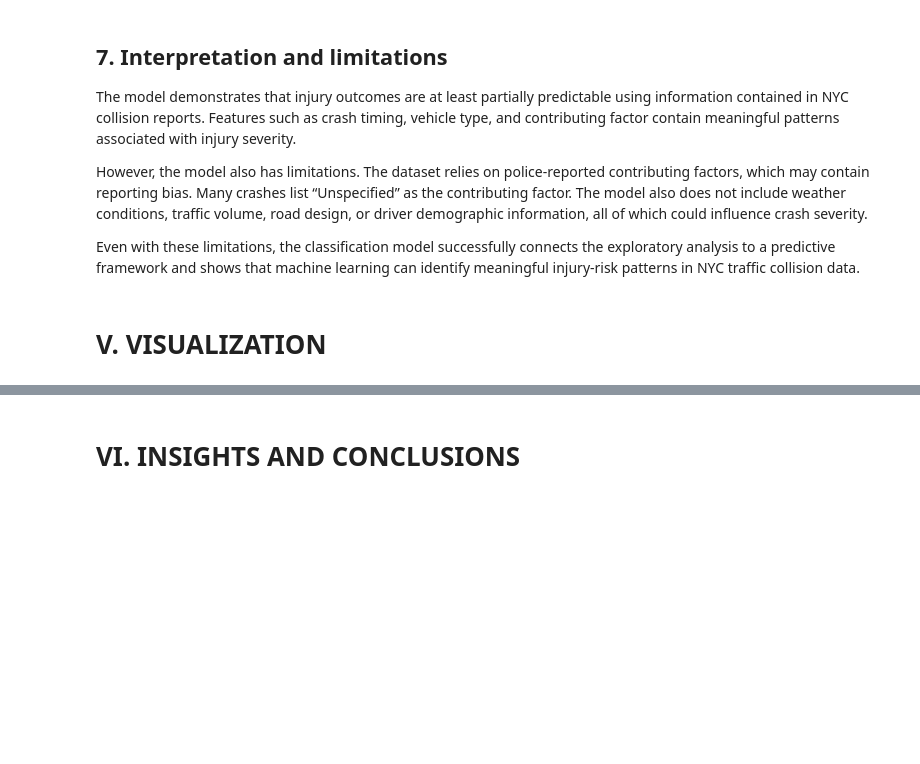
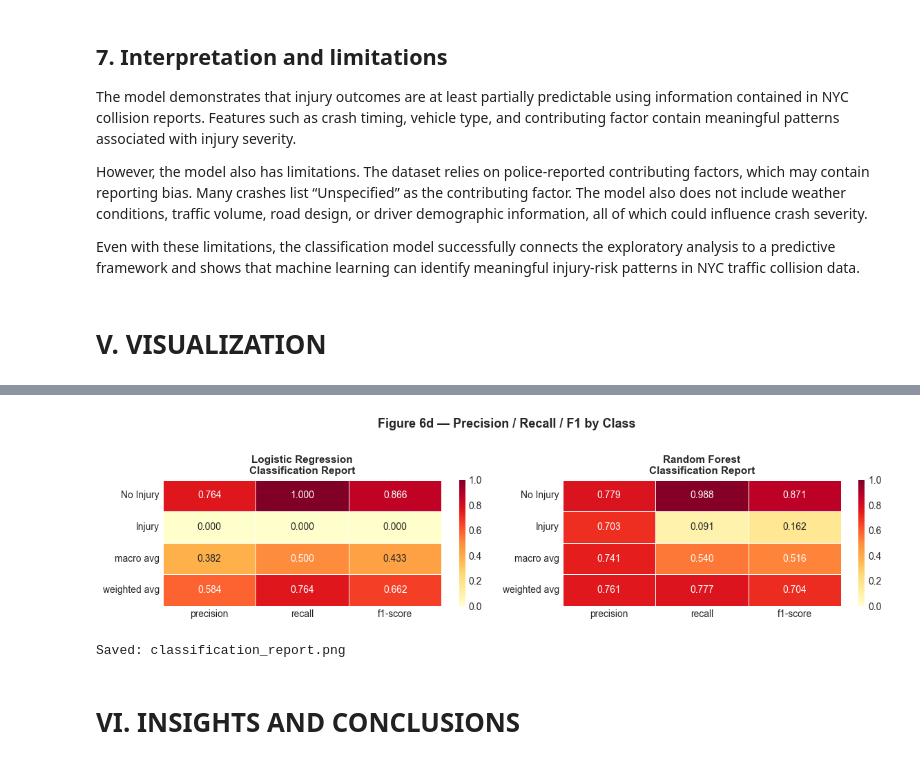
Before and after one commit to eadedeji8/320_Group_Project, a Jupyter notebook: crashes.ipynb, the cells around one changed output, grey strips where cells are left out. Cells and saved outputs as stored; diff of their text form; code cells hidden in the pictures; blank space fills up the shorter version.

```diff
--- a/crashes.ipynb
+++ b/crashes.ipynb
@@ -579,2 +790,34 @@ Even with these limitations, the classification model successfully connects the
+# %%
+# Figure 6d — precision / recall / F1 by class.
+fig, axes = plt.subplots(1, 2, figsize=(12, 3))
+
+for ax, (name, model) in zip(axes, models):
+    report = classification_report(
+        y_test, model.predict(X_test),
+        target_names=['No Injury', 'Injury'],
+        output_dict=True
+    )
+    report_df = pd.DataFrame(report).transpose()
+    report_df = report_df.loc[
+        ['No Injury', 'Injury', 'macro avg', 'weighted avg'],
+        ['precision', 'recall', 'f1-score']
+    ]
+
+    sns.heatmap(
+        report_df, annot=True, fmt='.3f', cmap='YlOrRd', ax=ax,
+        vmin=0, vmax=1, linewidths=0.5
+    )
+    ax.set_title(f'{name}\nClassification Report', fontsize=11, fontweight='bold')
+    ax.set_ylabel('')
+
+plt.suptitle('Figure 6d — Precision / Recall / F1 by Class',
+             fontsize=13, fontweight='bold', y=1.02)
+plt.tight_layout()
+plt.savefig('classification_report.png', dpi=150, bbox_inches='tight')
+plt.show()
+print("Saved: classification_report.png")
+# %% [output]
+[figure, added]
+Saved: classification_report.png
 # %% [markdown]
 # VI. INSIGHTS AND CONCLUSIONS
```
Also changed, not shown: parts of 26 cells of this notebook, 1 other file.
